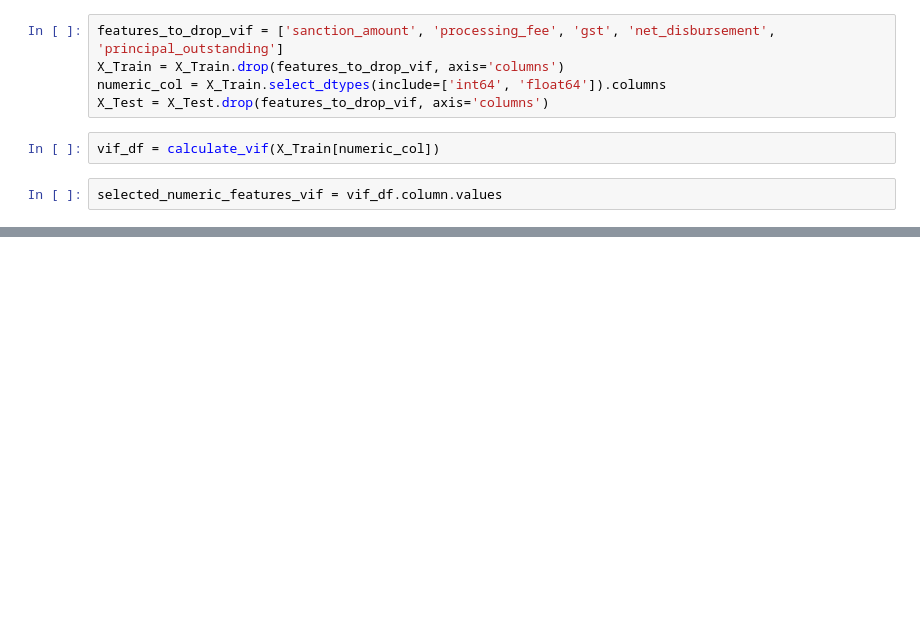
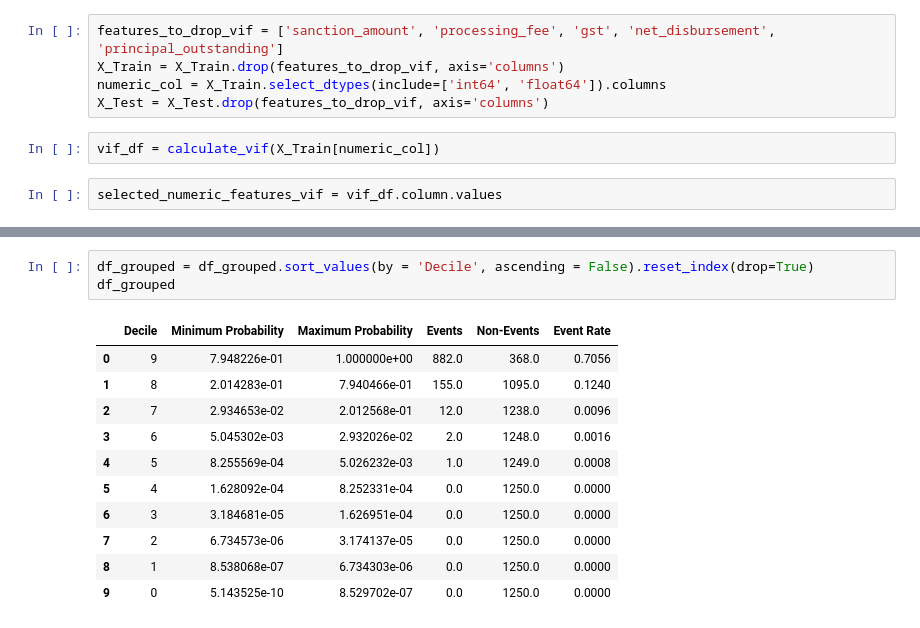
Before and after one commit to neel-madhav/CreditRiskModelling, a Jupyter notebook: CreditRiskModelling.ipynb, the cells around one changed output, grey strips where cells are left out. Cells and saved outputs as stored; diff of their text form; blank space fills up the shorter version.

```diff
--- a/CreditRiskModelling.ipynb
+++ b/CreditRiskModelling.ipynb
@@ -520,0 +1178,15 @@ selected_numeric_features_vif = vif_df.column.values
+# %%
+df_grouped = df_grouped.sort_values(by = 'Decile', ascending = False).reset_index(drop=True)
+df_grouped
+# %% [output]
+|  | Decile | Minimum Probability | Maximum Probability | Events | Non-Events | Event Rate |
+| 0 | 9 | 7.948226e-01 | 1.000000e+00 | 882.0 | 368.0 | 0.7056 |
+| 1 | 8 | 2.014283e-01 | 7.940466e-01 | 155.0 | 1095.0 | 0.1240 |
+| 2 | 7 | 2.934653e-02 | 2.012568e-01 | 12.0 | 1238.0 | 0.0096 |
+| 3 | 6 | 5.045302e-03 | 2.932026e-02 | 2.0 | 1248.0 | 0.0016 |
+| 4 | 5 | 8.255569e-04 | 5.026232e-03 | 1.0 | 1249.0 | 0.0008 |
+| 5 | 4 | 1.628092e-04 | 8.252331e-04 | 0.0 | 1250.0 | 0.0000 |
+| 6 | 3 | 3.184681e-05 | 1.626951e-04 | 0.0 | 1250.0 | 0.0000 |
+| 7 | 2 | 6.734573e-06 | 3.174137e-05 | 0.0 | 1250.0 | 0.0000 |
+| 8 | 1 | 8.538068e-07 | 6.734303e-06 | 0.0 | 1250.0 | 0.0000 |
+| 9 | 0 | 5.143525e-10 | 8.529702e-07 | 0.0 | 1250.0 | 0.0000 |
```
Also changed, not shown: parts of 37 cells of this notebook.
